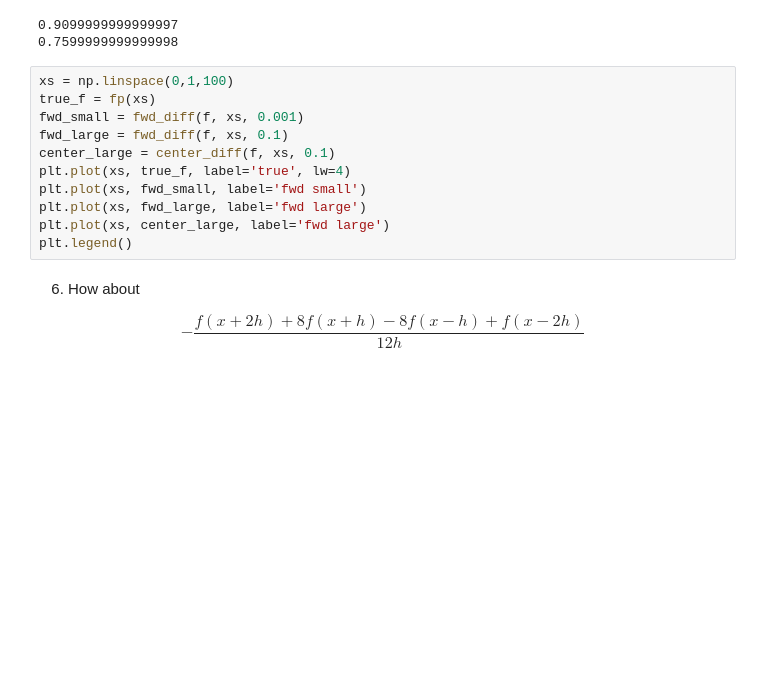
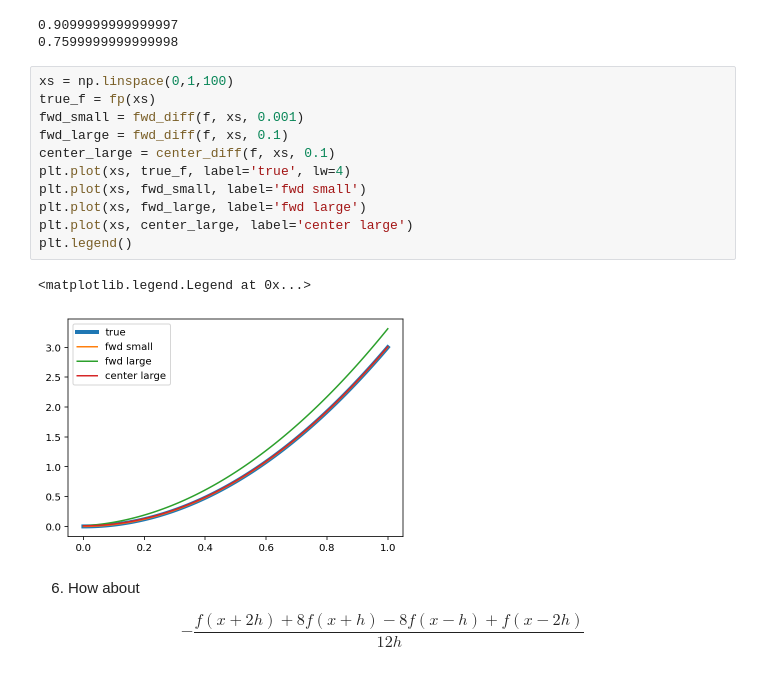
Before and after one commit to TJJayCollector/Exercise-02-Taylor-And-Derivative, a Jupyter notebook: 02 Taylor Series and Derivative.ipynb, the cells around one changed output. Drawn from its saved outputs; the diff is of its cells as text; blank space fills up the shorter version.

```diff
--- a/02 Taylor Series and Derivative.ipynb
+++ b/02 Taylor Series and Derivative.ipynb
@@ -186,14 +186,17 @@ print(center_diff(f, 0.5, 0.1))
 # %%
 xs = np.linspace(0,1,100)
 true_f = fp(xs)
 fwd_small = fwd_diff(f, xs, 0.001)
 fwd_large = fwd_diff(f, xs, 0.1)
 center_large = center_diff(f, xs, 0.1)
 plt.plot(xs, true_f, label='true', lw=4)
 plt.plot(xs, fwd_small, label='fwd small')
 plt.plot(xs, fwd_large, label='fwd large')
-plt.plot(xs, center_large, label='fwd large')
+plt.plot(xs, center_large, label='center large')
 plt.legend()
+# %% [output]
+<matplotlib.legend.Legend at 0x...>
+[figure, added]
 # %% [markdown]
 6) How about
 
```
Also changed, not shown: parts of 9 cells of this notebook.
